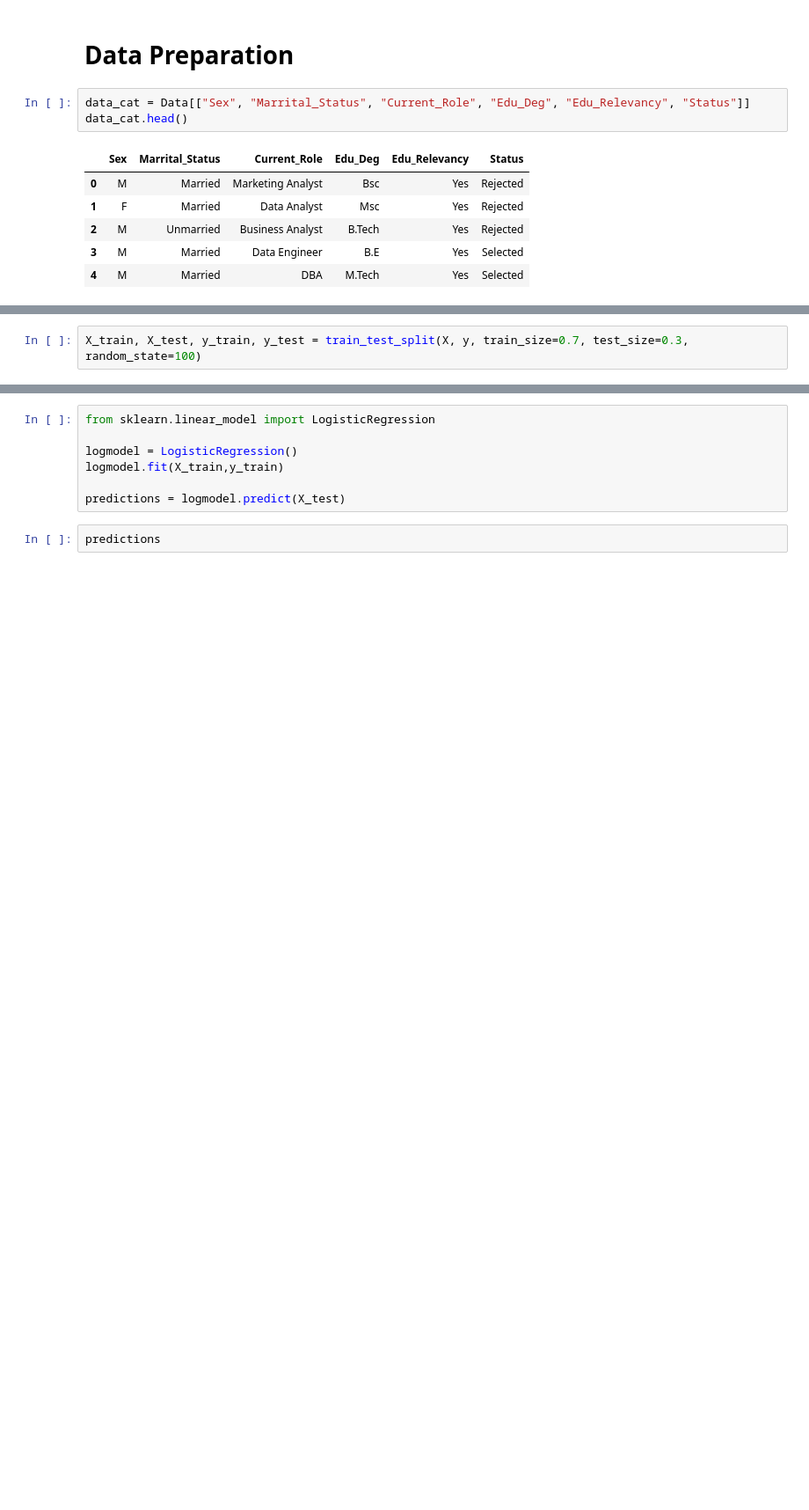
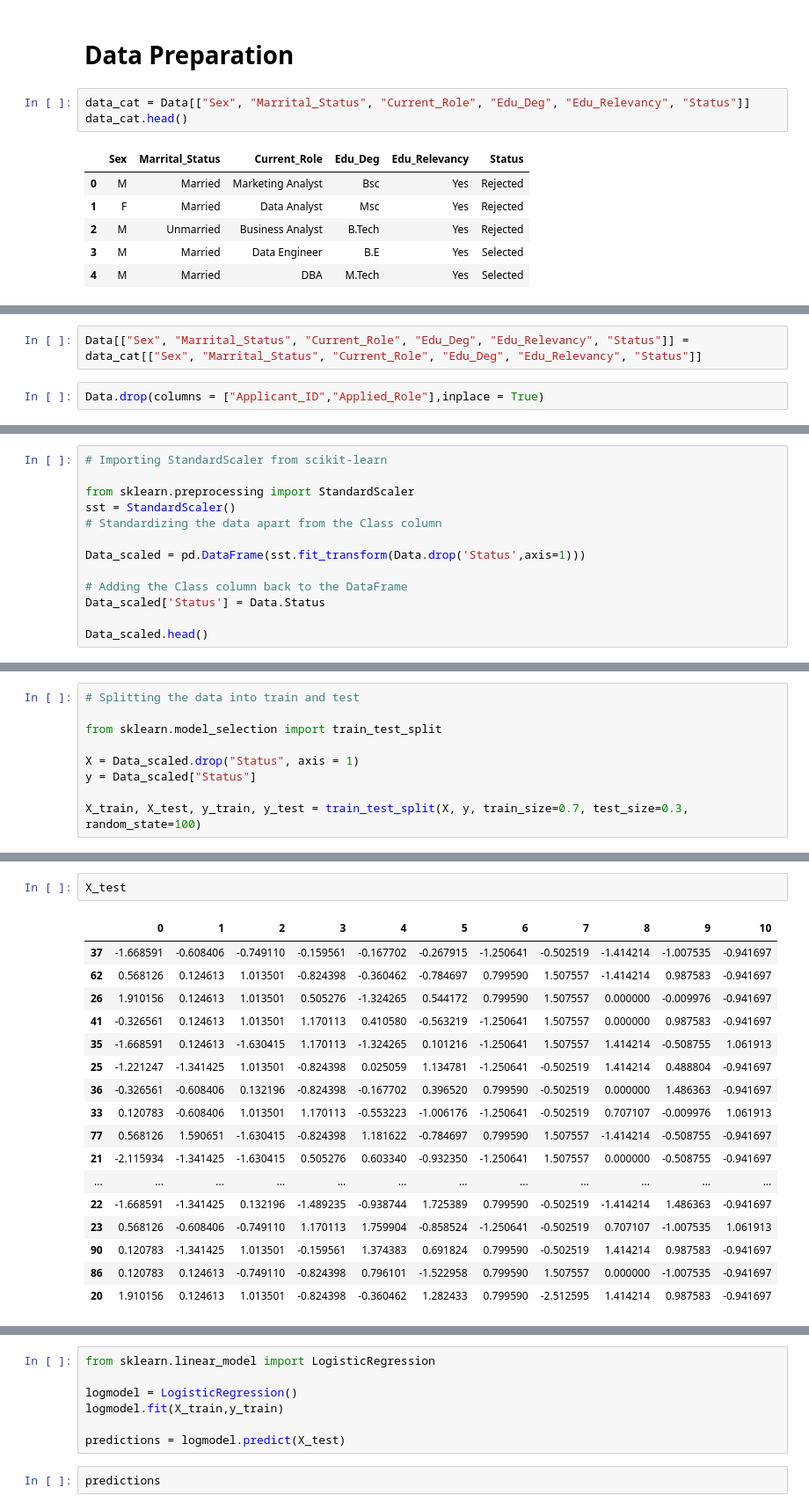
Before and after one commit to KP-37/Job-applicants-score-prediction-logistic-model, a Jupyter notebook: Job applicants model2.ipynb, the cells around one changed output, grey strips where cells are left out. Shown: that part at 88% size. Drawn from its saved outputs; the diff is of its cells as text; blank space fills up the shorter version.

```diff
--- a/Job applicants model2.ipynb
+++ b/Job applicants model2.ipynb
@@ -157,0 +108,4 @@ Name: Status, dtype: int64
+# %%
+Data[["Sex", "Marrital_Status", "Current_Role", "Edu_Deg", "Edu_Relevancy", "Status"]] = data_cat[["Sex", "Marrital_Status", "Current_Role", "Edu_Deg", "Edu_Relevancy", "Status"]]
+# %%
+Data.drop(columns = ["Applicant_ID","Applied_Role"],inplace = True)
@@ -157,0 +121,13 @@ Name: Status, dtype: int64
+# %%
+# Importing StandardScaler from scikit-learn
+
+from sklearn.preprocessing import StandardScaler
+sst = StandardScaler()
+# Standardizing the data apart from the Class column
+
+Data_scaled = pd.DataFrame(sst.fit_transform(Data.drop('Status',axis=1)))
+
+# Adding the Class column back to the DataFrame
+Data_scaled['Status'] = Data.Status
+
+Data_scaled.head()
@@ -158,2 +141,9 @@ Name: Status, dtype: int64
 # %%
+# Splitting the data into train and test
+
+from sklearn.model_selection import train_test_split
+
+X = Data_scaled.drop("Status", axis = 1)
+y = Data_scaled["Status"]
+
 X_train, X_test, y_train, y_test = train_test_split(X, y, train_size=0.7, test_size=0.3, random_state=100)
@@ -198,0 +157,20 @@ X_train.describe()
+# %%
+X_test
+# %% [output]
+|  | 0 | 1 | 2 | 3 | 4 | 5 | 6 | 7 | 8 | 9 | 10 |
+| 37 | -1.668591 | -0.608406 | -0.749110 | -0.159561 | -0.167702 | -0.267915 | -1.250641 | -0.502519 | -1.414214 | -1.007535 | -0.941697 |
+| 62 | 0.568126 | 0.124613 | 1.013501 | -0.824398 | -0.360462 | -0.784697 | 0.799590 | 1.507557 | -1.414214 | 0.987583 | -0.941697 |
+| 26 | 1.910156 | 0.124613 | 1.013501 | 0.505276 | -1.324265 | 0.544172 | 0.799590 | 1.507557 | 0.000000 | -0.009976 | -0.941697 |
+| 41 | -0.326561 | 0.124613 | 1.013501 | 1.170113 | 0.410580 | -0.563219 | -1.250641 | 1.507557 | 0.000000 | 0.987583 | -0.941697 |
+| 35 | -1.668591 | 0.124613 | -1.630415 | 1.170113 | -1.324265 | 0.101216 | -1.250641 | 1.507557 | 1.414214 | -0.508755 | 1.061913 |
+| 25 | -1.221247 | -1.341425 | 1.013501 | -0.824398 | 0.025059 | 1.134781 | -1.250641 | -0.502519 | 1.414214 | 0.488804 | -0.941697 |
+| 36 | -0.326561 | -0.608406 | 0.132196 | -0.824398 | -0.167702 | 0.396520 | 0.799590 | -0.502519 | 0.000000 | 1.486363 | -0.941697 |
+| 33 | 0.120783 | -0.608406 | 1.013501 | 1.170113 | -0.553223 | -1.006176 | -1.250641 | -0.502519 | 0.707107 | -0.009976 | 1.061913 |
+| 77 | 0.568126 | 1.590651 | -1.630415 | -0.824398 | 1.181622 | -0.784697 | 0.799590 | 1.507557 | -1.414214 | -0.508755 | -0.941697 |
+| 21 | -2.115934 | -1.341425 | -1.630415 | 0.505276 | 0.603340 | -0.932350 | -1.250641 | 1.507557 | 0.000000 | -0.508755 | -0.941697 |
+| ... | ... | ... | ... | ... | ... | ... | ... | ... | ... | ... | ... |
+| 22 | -1.668591 | -1.341425 | 0.132196 | -1.489235 | -0.938744 | 1.725389 | 0.799590 | -0.502519 | -1.414214 | 1.486363 | -0.941697 |
+| 23 | 0.568126 | -0.608406 | -0.749110 | 1.170113 | 1.759904 | -0.858524 | -1.250641 | -0.502519 | 0.707107 | -1.007535 | 1.061913 |
+| 90 | 0.120783 | -1.341425 | 1.013501 | -0.159561 | 1.374383 | 0.691824 | 0.799590 | -0.502519 | 1.414214 | 0.987583 | -0.941697 |
+| 86 | 0.120783 | 0.124613 | -0.749110 | -0.824398 | 0.796101 | -1.522958 | 0.799590 | 1.507557 | 0.000000 | -1.007535 | -0.941697 |
+| 20 | 1.910156 | 0.124613 | 1.013501 | -0.824398 | -0.360462 | 1.282433 | 0.799590 | -2.512595 | 1.414214 | 0.987583 | -0.941697 |
```
Also changed, not shown: parts of 18 cells of this notebook.
